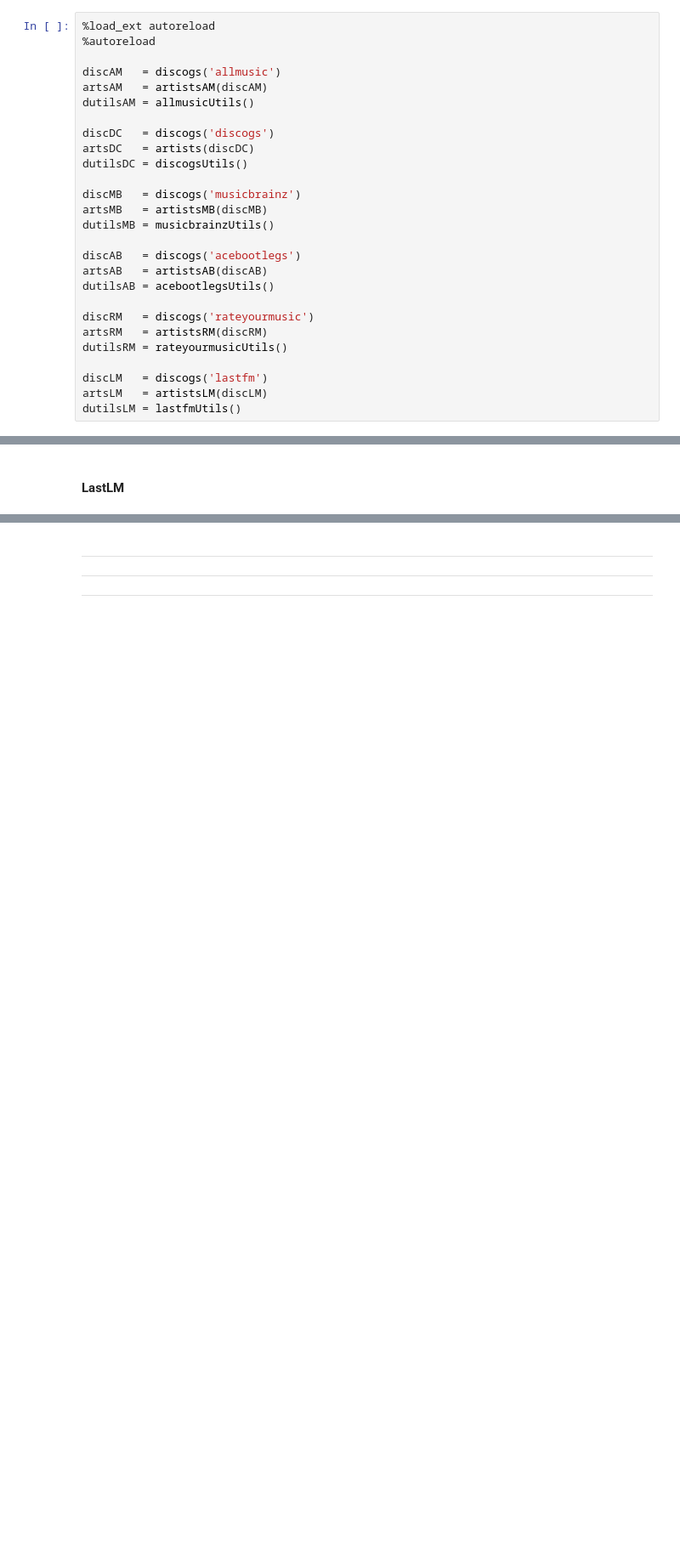
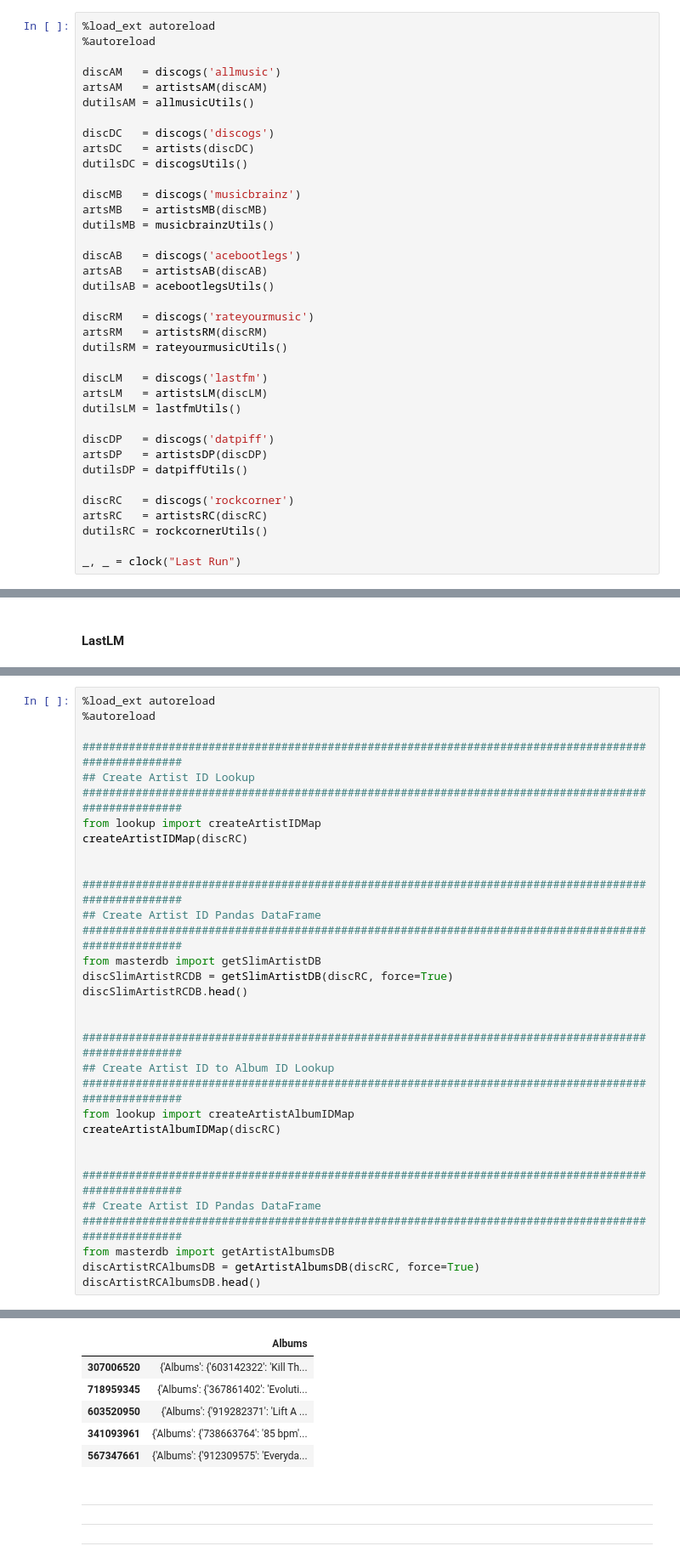
Before and after one commit to tgadf/discogs, a Jupyter notebook: Master DB.ipynb, the cells around one changed output, grey strips where cells are left out. Shown at 85% size. Cells and saved outputs as stored; diff of their text form; blank space fills up the shorter version.

```diff
--- a/Master DB.ipynb
+++ b/Master DB.ipynb
@@ -109,6 +125,16 @@ dutilsRM = rateyourmusicUtils()
 discLM   = discogs('lastfm')
 artsLM   = artistsLM(discLM)
 dutilsLM = lastfmUtils()
+
+discDP   = discogs('datpiff')
+artsDP   = artistsDP(discDP)
+dutilsDP = datpiffUtils()
+
+discRC   = discogs('rockcorner')
+artsRC   = artistsRC(discRC)
+dutilsRC = rockcornerUtils()
+
+_, _ = clock("Last Run")
 # %% [output]
 The autoreload extension is already loaded. To reload it, use:
   %reload_ext autoreload
@@ -628,0 +430,33 @@ Process [Done with
+# %%
+%load_ext autoreload
+%autoreload
+
+####################################################################################################
+## Create Artist ID Lookup
+####################################################################################################
+from lookup import createArtistIDMap
+createArtistIDMap(discRC)
+
+
+####################################################################################################
+## Create Artist ID Pandas DataFrame
+####################################################################################################
+from masterdb import getSlimArtistDB
+discSlimArtistRCDB = getSlimArtistDB(discRC, force=True)
+discSlimArtistRCDB.head()
+
+
+####################################################################################################
+## Create Artist ID to Album ID Lookup
+####################################################################################################
+from lookup import createArtistAlbumIDMap
+createArtistAlbumIDMap(discRC)
+
+
+####################################################################################################
+## Create Artist ID Pandas DataFrame
+####################################################################################################
+from masterdb import getArtistAlbumsDB
+discArtistRCAlbumsDB = getArtistAlbumsDB(discRC, force=True)
+discArtistRCAlbumsDB.head()
+# %% [output]
@@ -629,3 +480,9 @@ Process [Done with
+|  | Albums |
+| 307006520 | {'Albums': {'603142322': 'Kill Th... |
+| 718959345 | {'Albums': {'367861402': 'Evoluti... |
+| 603520950 | {'Albums': {'919282371': 'Lift A ... |
+| 341093961 | {'Albums': {'738663764': '85 bpm'... |
+| 567347661 | {'Albums': {'912309575': 'Everyda... |
 # %% [markdown]
 ***
 ***
```
Also changed, not shown: parts of 29 cells of this notebook, 14 other files.
